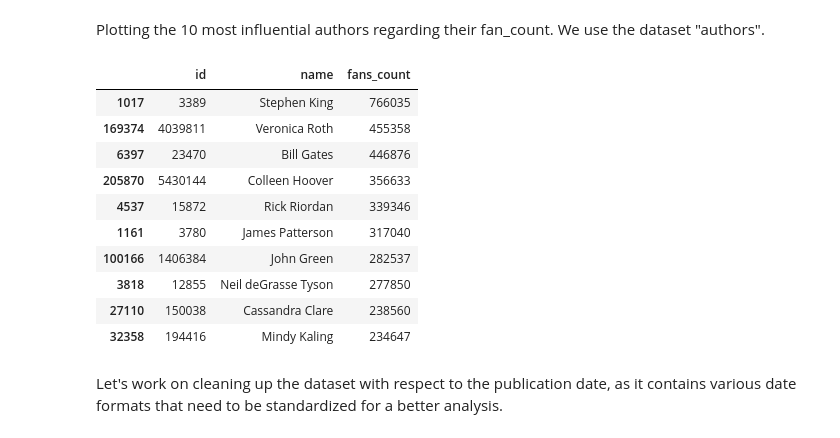
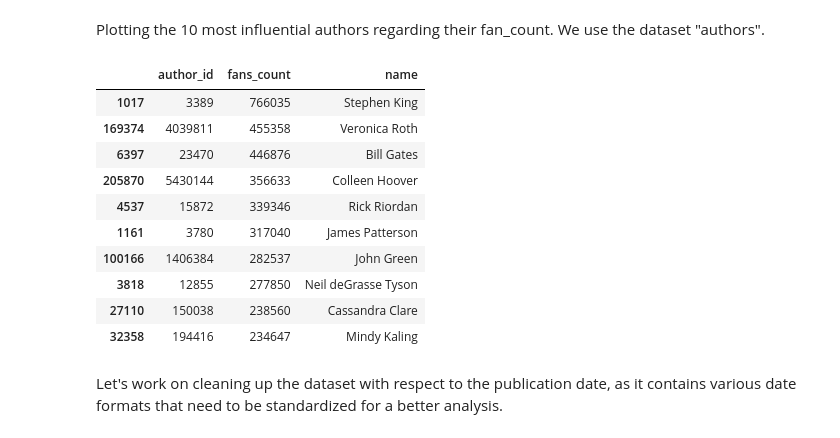
Before and after one commit to RiccardoCorr/ADM_HW_2, a Jupyter notebook: main.ipynb, the cells around one changed output. Saved outputs shown, nothing was run; the diff lists cells and outputs as text; code cells hidden in the pictures.

```diff
--- a/main.ipynb
+++ b/main.ipynb
@@ -944,34 +932,34 @@ df_5_b_2 = books_cleaned[["id", "title", "author_id", "author_name", "series_nam
 # %% [markdown]
 Plotting the 10 most influential authors regarding their fan_count. We use the dataset "authors".
 # %%
-df_sorted_fc = authors.sort_values(by=authors.columns[11], ascending = False)
+df_sorted_fc = authors.sort_values(by=['fans_count'], ascending = False)
 
-fc_columns = df_sorted_fc.iloc[:, [6, 7, 11]]
+fc_columns = df_sorted_fc[['author_id', 'fans_count', 'name']]
 
 
 most_influent_authors = dict()
 count = 0
 
-for i, j in zip(fc_columns["name"], fc_columns["id"]):
+for i, j in zip(fc_columns["name"], fc_columns["author_id"]):
     most_influent_authors[i] = j
     count += 1
     if count == 10:
         break
 
 most_influent_authors
 fc_columns.head(10) # to print only the first 10.
 # %% [output]
-|  | id | name | fans_count |
-| 1017 | 3389 | Stephen King | 766035 |
-| 169374 | 4039811 | Veronica Roth | 455358 |
-| 6397 | 23470 | Bill Gates | 446876 |
-| 205870 | 5430144 | Colleen Hoover | 356633 |
-| 4537 | 15872 | Rick Riordan | 339346 |
-| 1161 | 3780 | James Patterson | 317040 |
-| 100166 | 1406384 | John Green | 282537 |
-| 3818 | 12855 | Neil deGrasse Tyson | 277850 |
-| 27110 | 150038 | Cassandra Clare | 238560 |
-| 32358 | 194416 | Mindy Kaling | 234647 |
+|  | author_id | fans_count | name |
+| 1017 | 3389 | 766035 | Stephen King |
+| 169374 | 4039811 | 455358 | Veronica Roth |
+| 6397 | 23470 | 446876 | Bill Gates |
+| 205870 | 5430144 | 356633 | Colleen Hoover |
+| 4537 | 15872 | 339346 | Rick Riordan |
+| 1161 | 3780 | 317040 | James Patterson |
+| 100166 | 1406384 | 282537 | John Green |
+| 3818 | 12855 | 277850 | Neil deGrasse Tyson |
+| 27110 | 150038 | 238560 | Cassandra Clare |
+| 32358 | 194416 | 234647 | Mindy Kaling |
 # %% [markdown]
 Let's work on cleaning up the dataset with respect to the publication date, as it contains various date formats that need to be standardized for a better analysis.
 # %%
```
Also changed, not shown: parts of 25 cells of this notebook.
